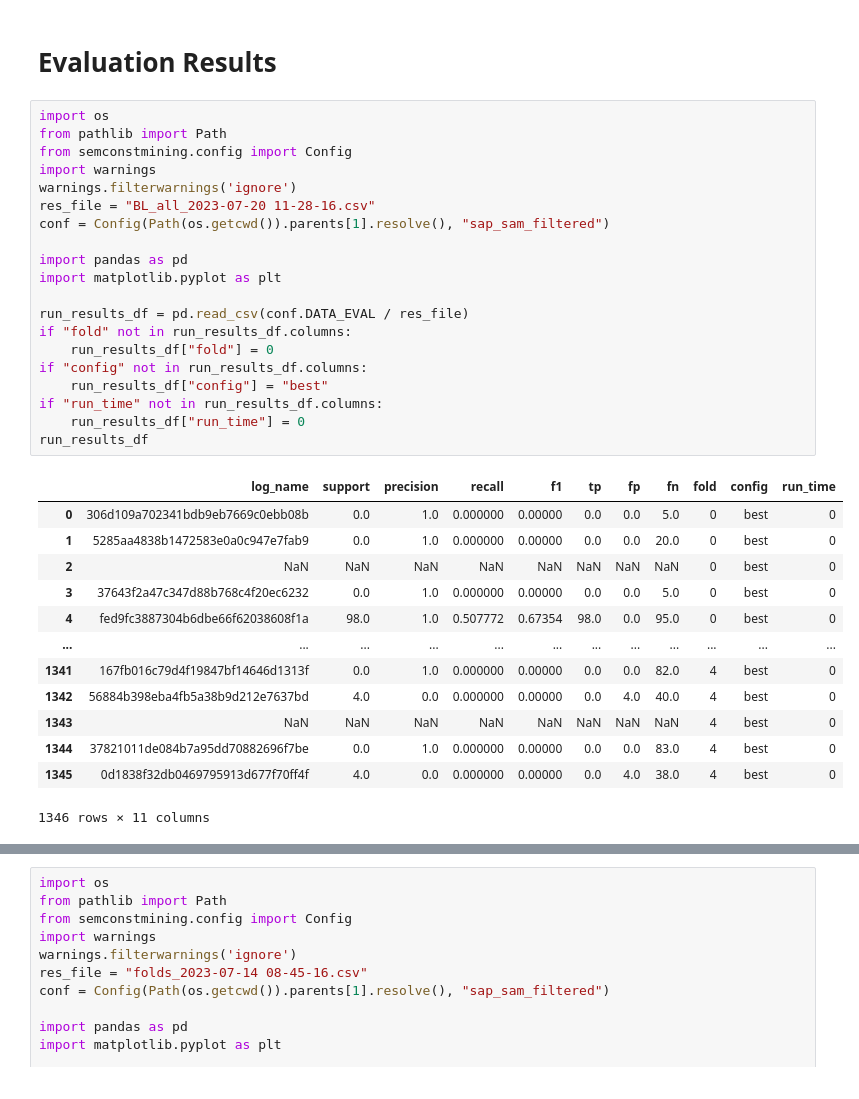
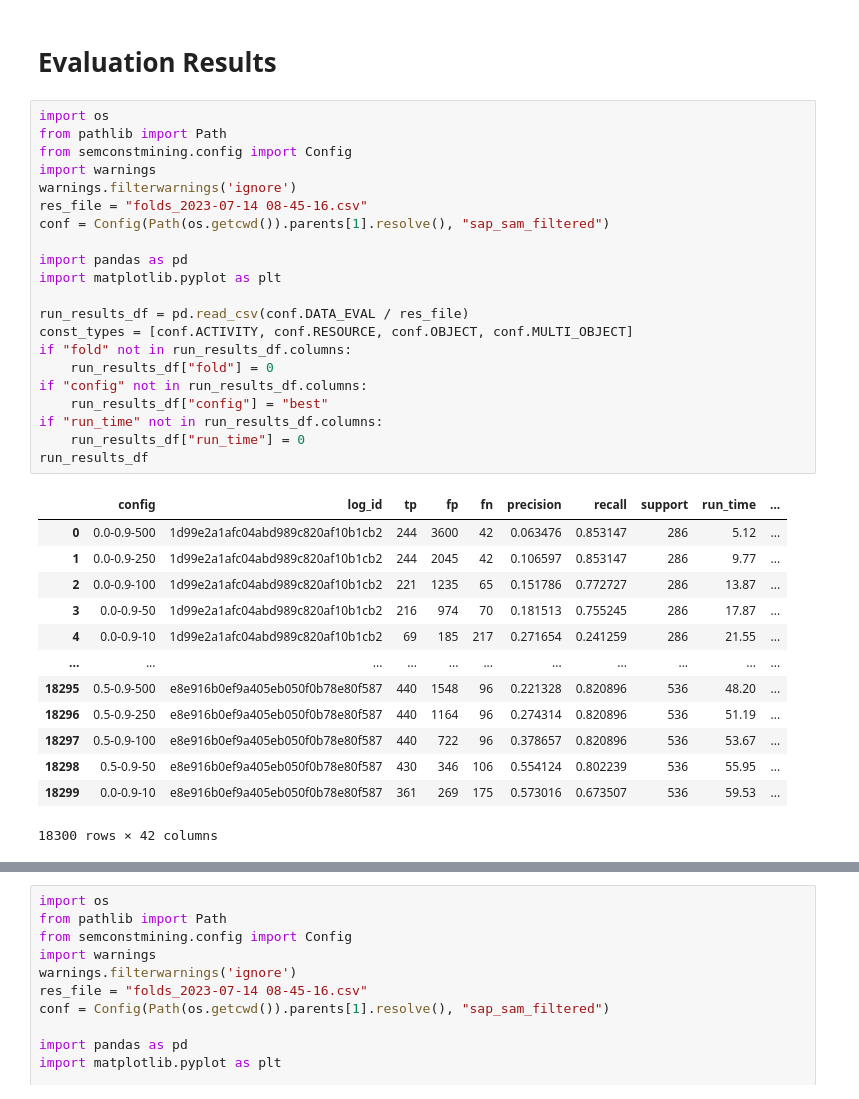
Before and after one commit to a-rebmann/semantic-constraint-miner, a Jupyter notebook: notebooks/evaluation_results.ipynb, the cells around one changed output, grey strips where cells are left out. Saved outputs shown, nothing was run; the diff lists cells and outputs as text.

```diff
--- a/notebooks/evaluation_results.ipynb
+++ b/notebooks/evaluation_results.ipynb
@@ -3,37 +3,38 @@
 # %%
 import os
 from pathlib import Path
 from semconstmining.config import Config
 import warnings
 warnings.filterwarnings('ignore')
-res_file = "BL_all_2023-07-20 11-28-16.csv"
+res_file = "folds_2023-07-14 08-45-16.csv"
 conf = Config(Path(os.getcwd()).parents[1].resolve(), "sap_sam_filtered")
 
 import pandas as pd
 import matplotlib.pyplot as plt
 
 run_results_df = pd.read_csv(conf.DATA_EVAL / res_file)
+const_types = [conf.ACTIVITY, conf.RESOURCE, conf.OBJECT, conf.MULTI_OBJECT]
 if "fold" not in run_results_df.columns:
     run_results_df["fold"] = 0
 if "config" not in run_results_df.columns:
     run_results_df["config"] = "best"
 if "run_time" not in run_results_df.columns:
     run_results_df["run_time"] = 0
 run_results_df
 # %% [output]
-|  | log_name | support | precision | recall | f1 | tp | fp | fn | fold | config | run_time |
-| 0 | 306d109a702341bdb9eb7669c0ebb08b | 0.0 | 1.0 | 0.000000 | 0.00000 | 0.0 | 0.0 | 5.0 | 0 | best | 0 |
-| 1 | 5285aa4838b1472583e0a0c947e7fab9 | 0.0 | 1.0 | 0.000000 | 0.00000 | 0.0 | 0.0 | 20.0 | 0 | best | 0 |
-| 2 | NaN | NaN | NaN | NaN | NaN | NaN | NaN | NaN | 0 | best | 0 |
-| 3 | 37643f2a47c347d88b768c4f20ec6232 | 0.0 | 1.0 | 0.000000 | 0.00000 | 0.0 | 0.0 | 5.0 | 0 | best | 0 |
-| 4 | fed9fc3887304b6dbe66f62038608f1a | 98.0 | 1.0 | 0.507772 | 0.67354 | 98.0 | 0.0 | 95.0 | 0 | best | 0 |
-| ... | ... | ... | ... | ... | ... | ... | ... | ... | ... | ... | ... |
-| 1341 | 167fb016c79d4f19847bf14646d1313f | 0.0 | 1.0 | 0.000000 | 0.00000 | 0.0 | 0.0 | 82.0 | 4 | best | 0 |
-| 1342 | 56884b398eba4fb5a38b9d212e7637bd | 4.0 | 0.0 | 0.000000 | 0.00000 | 0.0 | 4.0 | 40.0 | 4 | best | 0 |
-| 1343 | NaN | NaN | NaN | NaN | NaN | NaN | NaN | NaN | 4 | best | 0 |
-| 1344 | 37821011de084b7a95dd70882696f7be | 0.0 | 1.0 | 0.000000 | 0.00000 | 0.0 | 0.0 | 83.0 | 4 | best | 0 |
-| 1345 | 0d1838f32db0469795913d677f70ff4f | 4.0 | 0.0 | 0.000000 | 0.00000 | 0.0 | 4.0 | 38.0 | 4 | best | 0 |
+|  | config | log_id | tp | fp | fn | precision | recall | support | run_time | ... |
+| 0 | 0.0-0.9-500 | 1d99e2a1afc04abd989c820af10b1cb2 | 244 | 3600 | 42 | 0.063476 | 0.853147 | 286 | 5.12 | ... |
+| 1 | 0.0-0.9-250 | 1d99e2a1afc04abd989c820af10b1cb2 | 244 | 2045 | 42 | 0.106597 | 0.853147 | 286 | 9.77 | ... |
+| 2 | 0.0-0.9-100 | 1d99e2a1afc04abd989c820af10b1cb2 | 221 | 1235 | 65 | 0.151786 | 0.772727 | 286 | 13.87 | ... |
+| 3 | 0.0-0.9-50 | 1d99e2a1afc04abd989c820af10b1cb2 | 216 | 974 | 70 | 0.181513 | 0.755245 | 286 | 17.87 | ... |
+| 4 | 0.0-0.9-10 | 1d99e2a1afc04abd989c820af10b1cb2 | 69 | 185 | 217 | 0.271654 | 0.241259 | 286 | 21.55 | ... |
+| ... | ... | ... | ... | ... | ... | ... | ... | ... | ... | ... |
+| 18295 | 0.5-0.9-500 | e8e916b0ef9a405eb050f0b78e80f587 | 440 | 1548 | 96 | 0.221328 | 0.820896 | 536 | 48.20 | ... |
+| 18296 | 0.5-0.9-250 | e8e916b0ef9a405eb050f0b78e80f587 | 440 | 1164 | 96 | 0.274314 | 0.820896 | 536 | 51.19 | ... |
+| 18297 | 0.5-0.9-100 | e8e916b0ef9a405eb050f0b78e80f587 | 440 | 722 | 96 | 0.378657 | 0.820896 | 536 | 53.67 | ... |
+| 18298 | 0.5-0.9-50 | e8e916b0ef9a405eb050f0b78e80f587 | 430 | 346 | 106 | 0.554124 | 0.802239 | 536 | 55.95 | ... |
+| 18299 | 0.0-0.9-10 | e8e916b0ef9a405eb050f0b78e80f587 | 361 | 269 | 175 | 0.573016 | 0.673507 | 536 | 59.53 | ... |
-1346 rows × 11 columns
+18300 rows × 42 columns
 # %%
 import time
 fold_dfs = []
```
Also changed, not shown: parts of 5 cells of this notebook, 1 other file.
